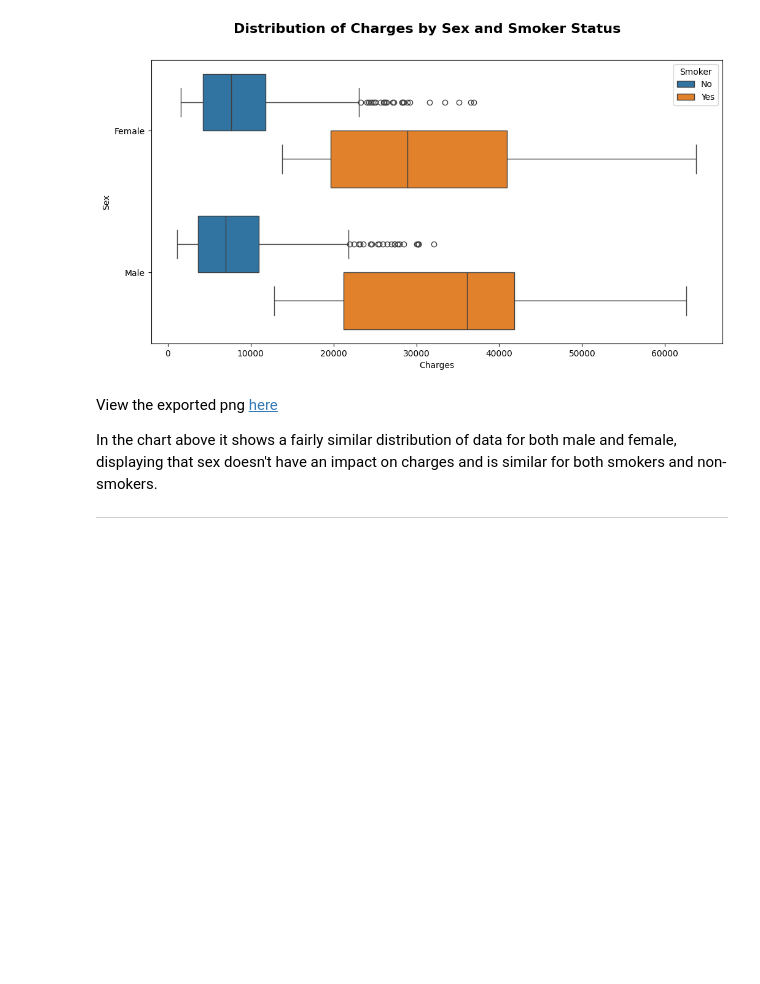
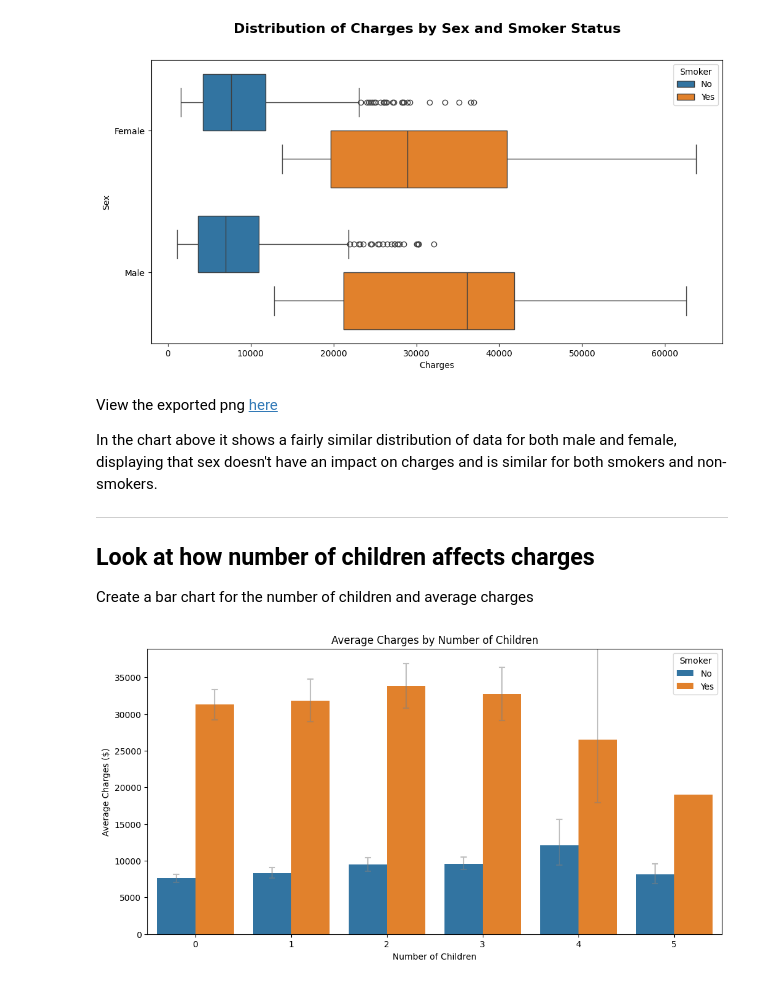
Before and after one commit to petedanielsmith/HealthcareInsuranceDataAnalyticsProject, a Jupyter notebook: jupyter_notebooks/data_visualisation.ipynb, the cells around one changed output. Cells and saved outputs as stored; diff of their text form; code cells hidden in the pictures; blank space fills up the shorter version.

Commit message:
Add number of children average charge bar chart to notebook (#44)

```diff
--- a/jupyter_notebooks/data_visualisation.ipynb
+++ b/jupyter_notebooks/data_visualisation.ipynb
@@ -505,3 +505,30 @@ View the exported png [here](../charts/boxplot_charges_by_sex_and_smoker.png)
 In the chart above it shows a fairly similar distribution of data for both male and female, displaying that sex doesn't have an impact on charges and is similar for both smokers and non-smokers.
 
 ---
+
+## Look at how number of children affects charges
+
+Create a bar chart for the number of children and average charges
+# %%
+plt.figure(figsize=(12,6))
+
+ax = sns.barplot(data=insurance,
+                 x="Children", y="Charges",
+                 hue="Smoker",
+                 errorbar=("ci", 95),
+                 err_kws={'color': (0.5, 0.5, 0.5, 0.5), 'linewidth': 1.5},
+                 capsize=0.1)
+
+# Increase y-axis limit to make room
+max_height = max([p.get_height() for p in ax.patches])
+plt.ylim(0, max_height * 1.15)
+
+plt.title("Average Charges by Number of Children")
+plt.ylabel("Average Charges ($)")
+plt.xlabel("Number of Children")
+
+# Save the figure and show
+plt.savefig('../charts/average_charges_by_children.png')
+plt.show()
+# %% [output]
+[figure, added]
```
Also changed, not shown: parts of 1 cell of this notebook, 1 other file.
